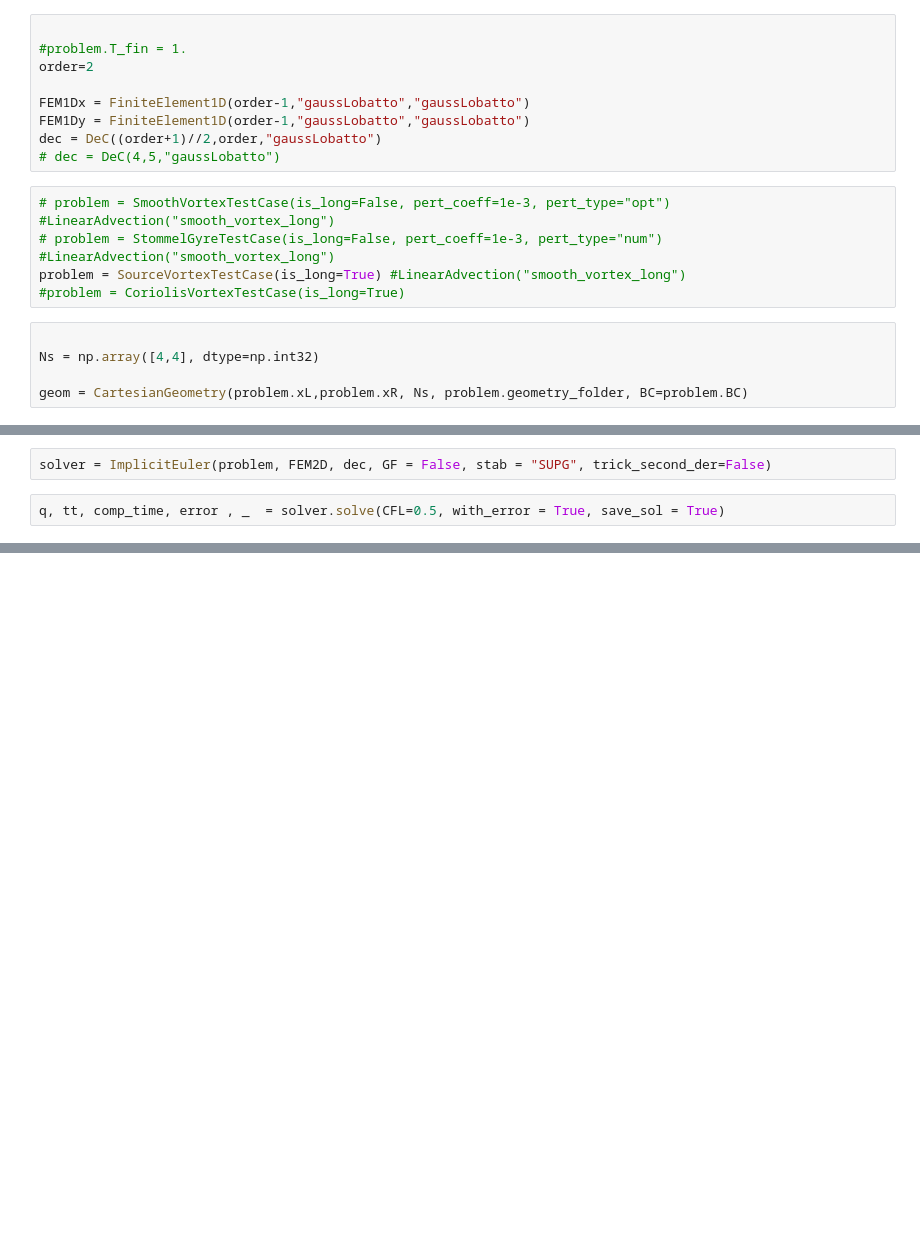
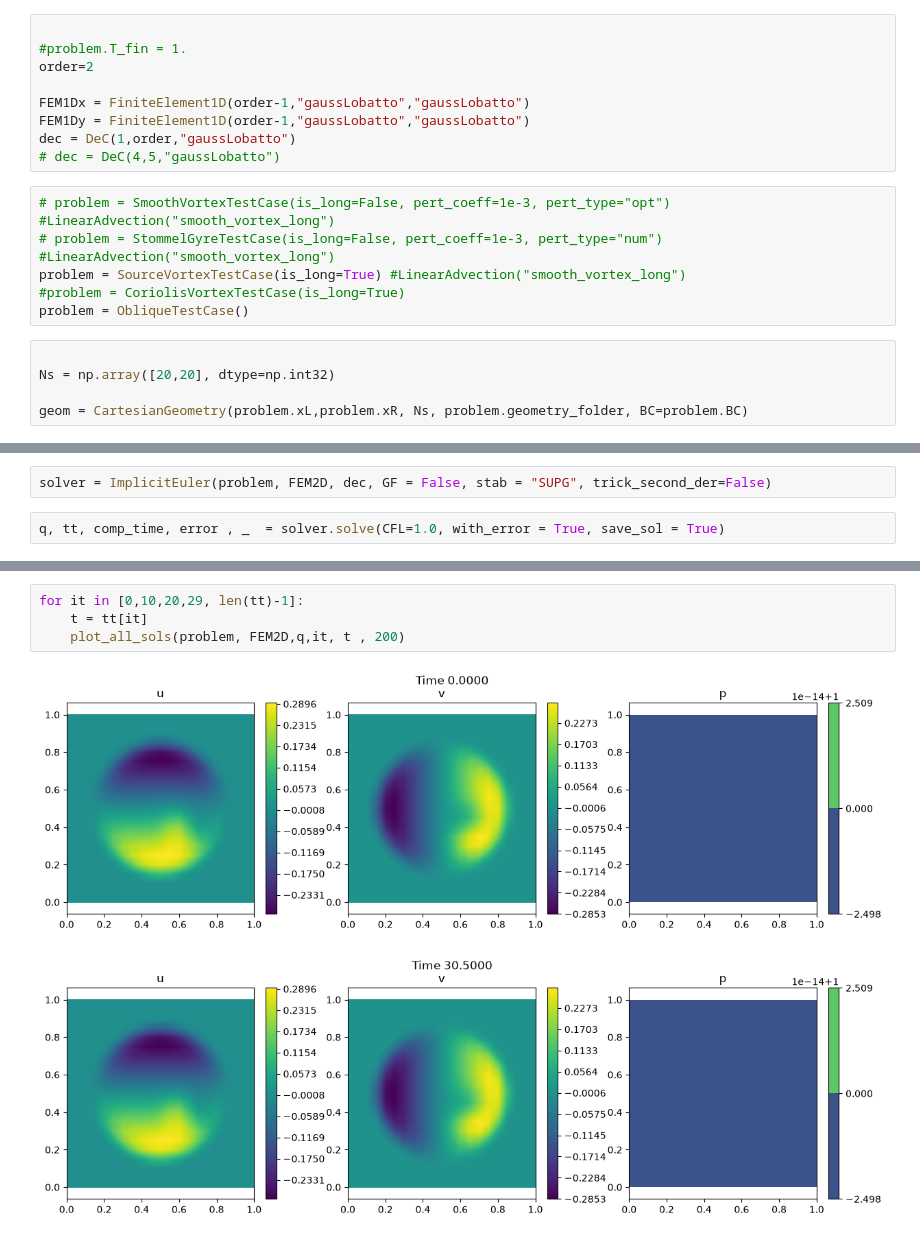
Before and after one commit to accdavlo/SUPG_div_free_implicit_ROM, a Jupyter notebook: apps/test_implicit_solver.ipynb, the cells around one changed output, grey strips where cells are left out. Drawn from its saved outputs; the diff is of its cells as text; blank space fills up the shorter version.

```diff
--- a/apps/test_implicit_solver.ipynb
+++ b/apps/test_implicit_solver.ipynb
@@ -18,16 +18,17 @@ order=2
 
 FEM1Dx = FiniteElement1D(order-1,"gaussLobatto","gaussLobatto")
 FEM1Dy = FiniteElement1D(order-1,"gaussLobatto","gaussLobatto")
-dec = DeC((order+1)//2,order,"gaussLobatto")
+dec = DeC(1,order,"gaussLobatto")
 # dec = DeC(4,5,"gaussLobatto")
 # %%
 # problem = SmoothVortexTestCase(is_long=False, pert_coeff=1e-3, pert_type="opt") #LinearAdvection("smooth_vortex_long")
 # problem = StommelGyreTestCase(is_long=False, pert_coeff=1e-3, pert_type="num") #LinearAdvection("smooth_vortex_long")
 problem = SourceVortexTestCase(is_long=True) #LinearAdvection("smooth_vortex_long")
 #problem = CoriolisVortexTestCase(is_long=True)
+problem = ObliqueTestCase()
 # %%
 
-Ns = np.array([4,4], dtype=np.int32)
+Ns = np.array([20,20], dtype=np.int32)
 
 geom = CartesianGeometry(problem.xL,problem.xR, Ns, problem.geometry_folder, BC=problem.BC)
 # %%
@@ -37,4 +38,4 @@ Assembled matrices in 0.046 seconds
 # %%
 solver = ImplicitEuler(problem, FEM2D, dec, GF = False, stab = "SUPG", trick_second_der=False)
 # %%
-q, tt, comp_time, error , _  = solver.solve(CFL=0.5, with_error = True, save_sol = True)
+q, tt, comp_time, error , _  = solver.solve(CFL=1.0, with_error = True, save_sol = True)
@@ -40,0 +59,7 @@ q, tt, comp_time, error , _  = solver.solve(CFL=0.5, with_error = True, save_sol
+# %%
+for it in [0,10,20,29, len(tt)-1]:
+    t = tt[it]
+    plot_all_sols(problem, FEM2D,q,it, t , 200)
+# %% [output]
+[figure, added]
+[figure, added]
```
Also changed, not shown: parts of 11 cells of this notebook, 1 other file.
